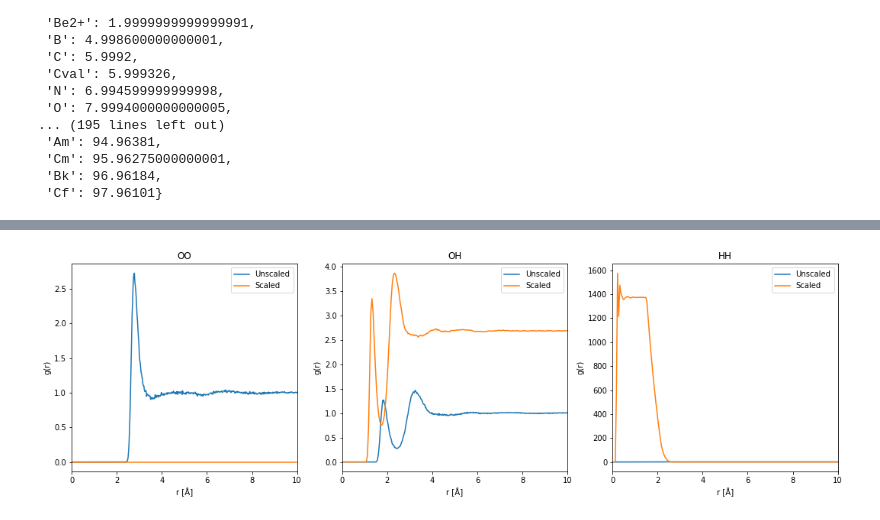
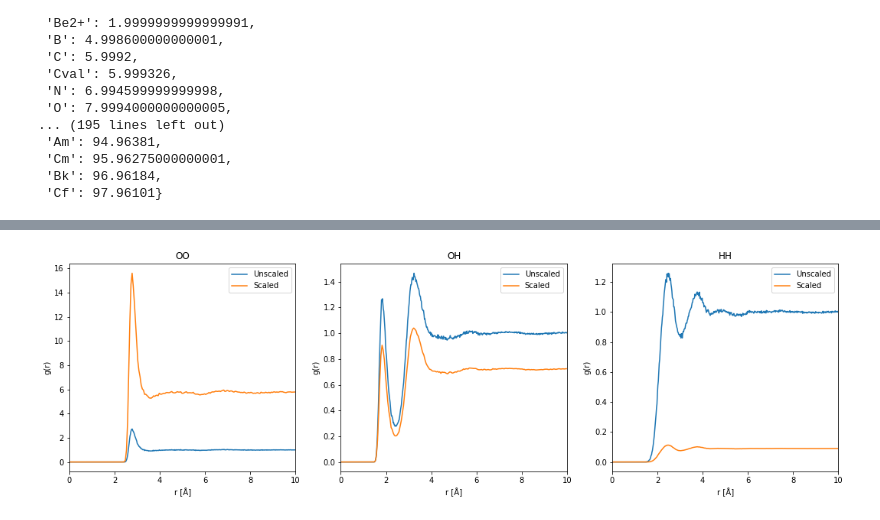
Before and after one commit to schwinns/polyamide-build, a Jupyter notebook: protonated/walls/L33A_33A_68A/hydration/testing/gromacs_water_box/rdfs/plot_water_rdfs.ipynb, the cells around one changed output, grey strips where cells are left out. Drawn from its saved outputs; the diff is of its cells as text; code cells hidden in the pictures.

```diff
--- a/protonated/walls/L33A_33A_68A/hydration/testing/gromacs_water_box/rdfs/plot_water_rdfs.ipynb
+++ b/protonated/walls/L33A_33A_68A/hydration/testing/gromacs_water_box/rdfs/plot_water_rdfs.ipynb
@@ -123,20 +123,7 @@ def compute_rdf(traj, pairs, r_range=None, bin_width=0.005, n_bins=None,
         n_bins = int((r_range[1] - r_range[0]) / bin_width)
 
     distances = compute_distances(traj, pairs, periodic=periodic, opt=opt)
-
-    if scaling_factors is None and avg_form_factor is None:
-        print('Original calculation... SLOW')
-        scaled_distances = scale_distances(traj, pairs, distances, json_factors='./form_factors.json')
-    elif scaling_factors is None:
-        print('Pre-calculated average form factor')
-        print('\tAverage form factor: ', avg_form_factor)
-        scaled_distances = scale_distances_noAvg(traj, pairs, distances, json_factors='./form_factors.json')
-        scaled_distances = scaled_distances / avg_form_factor**2
-    else:
-        print('Pre-calculated scaling factors')
-        scaled_distances = distances * scaling_factors
-
-    g_r, edges = np.histogram(scaled_distances, range=r_range, bins=n_bins)
+    g_r, edges = np.histogram(distances, range=r_range, bins=n_bins, weights=scaling_factors)
     r = 0.5 * (edges[1:] + edges[:-1])
 
     # Normalize by volume of the spherical shell.
@@ -227,89 +214,62 @@ OO_pairs = []
 OH_pairs = []
 HH_pairs = []
 
-OO_scaling = []
-OH_scaling = []
-HH_scaling = []
+atom_idx = [atom.index for atom in top.atoms]
+np_factors = np.zeros(len(atom_idx))
+for i,idx in enumerate(atom_idx):
+    f_i = form_factors[top.atom(idx).element.symbol]
+    np_factors[i] = f_i
 
-idx = O_idx + H_idx
-avg_f = 0
-count = 0
-for i in idx:
-    f_i = form_factors[top.atom(i).element.symbol]
-    avg_f += f_i
-    count += 1
+avg_f = np_factors.mean()
 
-avg_f = avg_f / count
-
-# Find OO pairs, calculate average OO form factor, and pre-calculate form factors
-OO_avg_f = 0
-count = 0
+# Find OO pairs and pre-calculate form factors
+scaling = []
 for i in O_idx:
     f_i = form_factors[top.atom(i).element.symbol]
-    OO_avg_f += f_i
-    count += 1
     for j in O_idx:
         if i != j:
             f_j = form_factors[top.atom(j).element.symbol]
             OO_pairs.append([i,j])
-            OO_scaling.append(f_i*f_j)
+            scaling.append(f_i*f_j)
 
-# OO_avg_f = OO_avg_f / count
-OO_avg_f = avg_f
-OO_scaling = np.array(OO_scaling) / OO_avg_f**2
+OO_scaling = np.zeros((t.n_frames, len(OO_pairs)))
+for f in range(t.n_frames):
+    OO_scaling[f,:] = np.array(scaling) / avg_f**2
 
 # Find OH pairs and pre-calculate form factors
+scaling = []
 for i in O_idx:
     f_i = form_factors[top.atom(i).element.symbol]
     for j in H_idx:
         if top.atom(i).residue != top.atom(j).residue:
             f_j = form_factors[top.atom(j).element.symbol]
             OH_pairs.append([i,j])
-            OH_scaling.append(f_i*f_j)
+            scaling.append(f_i*f_j)
 
-# # Calculate average OH form factor
-# OH_avg_f = 0
-# count = 0
-# for i in O_idx:
-#     f_i = form_factors[top.atom(i).element.symbol]
-#     OH_avg_f += f_i
-#     count += 1
-
-# for j in H_idx:
-#     f_j = form_factors[top.atom(j).element.symbol]
-#     OH_avg_f += f_j
-#     count += 1
-
-# OH_avg_f = OH_avg_f / count
-OH_avg_f = avg_f
-OH_scaling = np.array(OH_scaling) / OH_avg_f**2
+OH_scaling = np.zeros((t.n_frames, len(OH_pairs)))
+for f in range(t.n_frames):
+    OH_scaling[f,:] = np.array(scaling) / avg_f**2
 
 # Find HH pairs, calculate average HH form factor, and pre-calculate form factors
-HH_avg_f = 0
-count = 0
+scaling = []
 for i in H_idx:
     f_i = form_factors[top.atom(i).element.symbol]
-    HH_avg_f += f_i
-    count += 1
     for j in H_idx:
         if i != j and top.atom(i).residue != top.atom(j).residue:
             f_j = form_factors[top.atom(j).element.symbol]
             HH_pairs.append([i,j])
-            HH_scaling.append(f_i*f_j)
+            scaling.append(f_i*f_j)
 
-# HH_avg_f = HH_avg_f / count
-HH_avg_f = avg_f
-HH_scaling = np.array(HH_scaling) / HH_avg_f**2
+HH_scaling = np.zeros((t.n_frames, len(HH_pairs)))
+for f in range(t.n_frames):
+    HH_scaling[f,:] = np.array(scaling) / avg_f**2
 
 
 # Compute RDFs
+print('Average form factor: ', avg_f)
 r_OO, g_OO = compute_rdf(t, OO_pairs, scaling_factors=OO_scaling)
-print('\tAverage form factor: ', OO_avg_f)
 r_OH, g_OH = compute_rdf(t, OH_pairs, scaling_factors=OH_scaling)
-print('\tAverage form factor: ', OH_avg_f)
 r_HH, g_HH = compute_rdf(t, HH_pairs, scaling_factors=HH_scaling)
-print('\tAverage form factor: ', HH_avg_f)
-
 
 # Plotting
 fig, ax = plt.subplots(1,3, figsize=(18,5))
@@ -341,2 +302,2 @@ Pre-calculated scaling factors
-[figure, old version]
+[figure, new version]
 # %%
```
Also changed, not shown: parts of 5 cells of this notebook, 1 other file.
